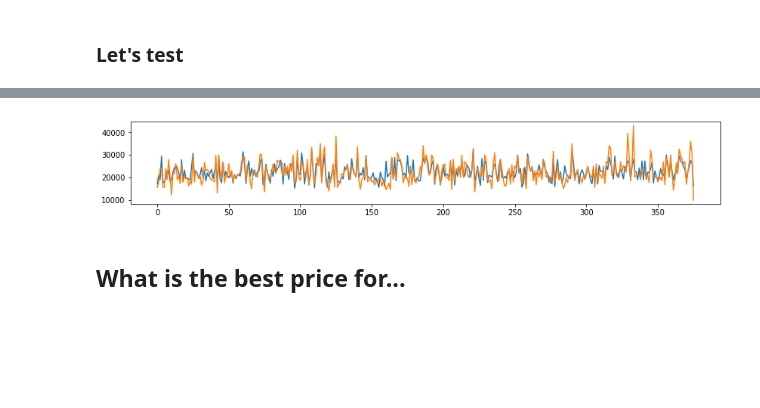
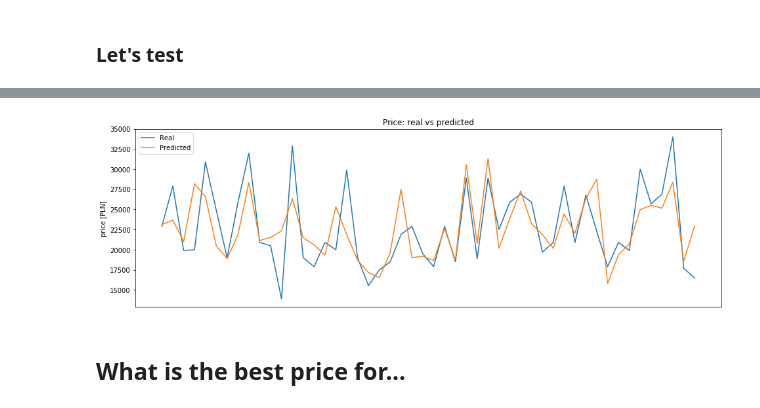
Before and after one commit to Akpadhy/car-price-prediction, a Jupyter notebook: passat_b6_tdi_price_prediction.ipynb, the cells around one changed output, grey strips where cells are left out. Cells and saved outputs as stored; diff of their text form; code cells hidden in the pictures; blank space fills up the shorter version.

```diff
--- a/passat_b6_tdi_price_prediction.ipynb
+++ b/passat_b6_tdi_price_prediction.ipynb
@@ -125,11 +128,14 @@ Variance score: 0.53
-# %%
-
-plt.figure(figsize=(14,2))
-plt.plot(y_pred, label="Predicted")
-plt.plot(y_test, label="Real")
-plt.show()
-# %% [output]
-[figure, removed]
+# %%
+plt.figure()
+plt.plot(y_test[-50:], label="Real")
+plt.plot(y_pred[-50:], label="Predicted")
+plt.legend()
+plt.title("Price: real vs predicted")
+plt.ylabel("price [PLN]")
+plt.xticks(())
+plt.show()
+# %% [output]
+[figure, added]
 # %% [markdown]
 ## What is the best price for...
 # %% [markdown]
```
Also changed, not shown: parts of 17 cells of this notebook, 2 other files.
